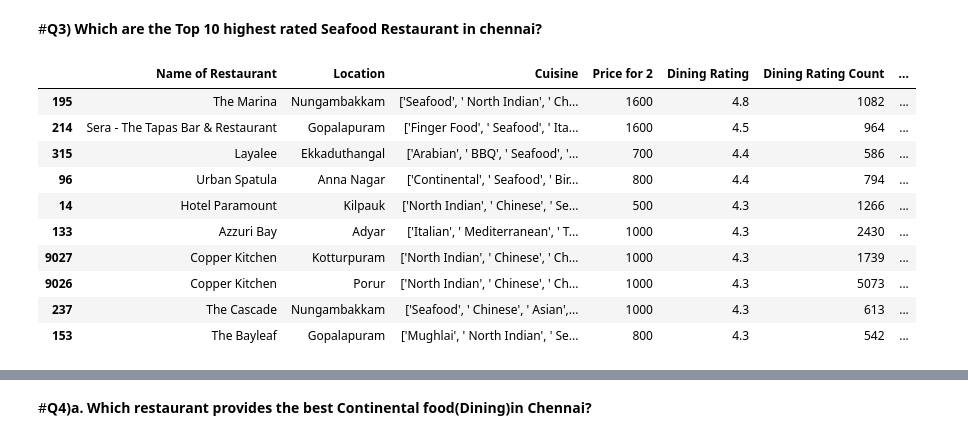
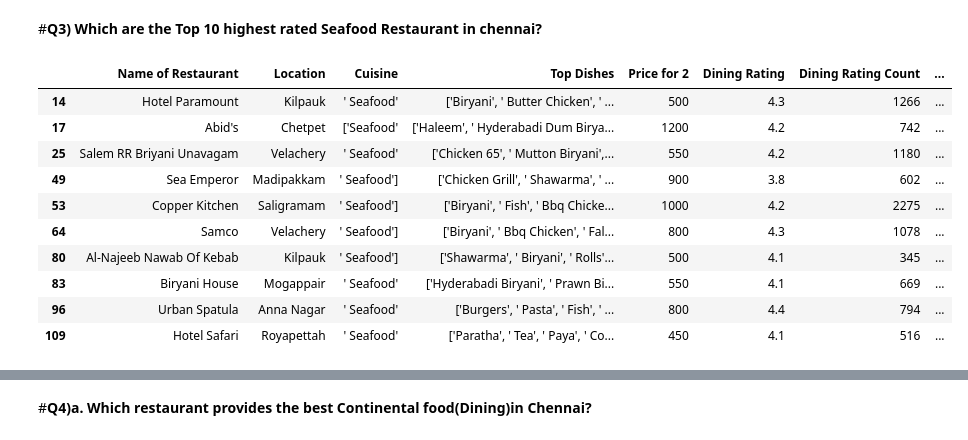
Before and after one commit to RubhiniAnand/Week7-Data-Visualization, a Jupyter notebook: Rubhini_ZOMATO_Chennai.ipynb, the cells around one changed output, grey strips where cells are left out. Cells and saved outputs as stored; diff of their text form; code cells hidden in the pictures.

```diff
--- a/Rubhini_ZOMATO_Chennai.ipynb
+++ b/Rubhini_ZOMATO_Chennai.ipynb
@@ -319,0 +317,4 @@ cuisine_type_df= Chennai_zomato_df.assign(Cuisine=Chennai_zomato_df['Cuisine'].s
+# %%
+Chennai_zomato_df['Cuisine']=Chennai_zomato_df['Cuisine'].str.split(',')
+# %%
+Chennai_zomato_df=Chennai_zomato_df.explode('Cuisine')
@@ -348,0 +390,14 @@ rating_type_df
+# %%
+def rate_to_cate(rating):
+        if(rating>=4.5):
+            return "Excellent"
+        if(rating>=4):
+            return "Very Good"
+        elif(rating>=3.5):
+            return "Good"
+        elif(rating>=2.5):
+            return "Average"
+        else:
+            return "Poor"
+# %%
+Chennai_zomato_df['Rating type']=Chennai_zomato_df['Dining Rating'].apply(rate_to_cate)
@@ -382,16 +420,18 @@ fig.show()
 #**Q3) Which are the Top 10 highest rated Seafood Restaurant in chennai?**
 # %%
 seafood_df = Chennai_zomato_df[Chennai_zomato_df['Cuisine'].str.contains('Seafood')]
-seafood_df.sort_values(by='Dining Rating',ascending=False).head(10)
+seafood_df.sort_values(by='Dining Rating',ascending=False)
+top10_seafood_df=seafood_df.head(10)
+top10_seafood_df
 # %% [output]
-|  | Name of Restaurant | Location | Cuisine | Price for 2 | Dining Rating | Dining Rating Count | ... |
-| 195 | The Marina | Nungambakkam | ['Seafood', ' North Indian', ' Ch... | 1600 | 4.8 | 1082 | ... |
-| 214 | Sera - The Tapas Bar & Restaurant | Gopalapuram | ['Finger Food', ' Seafood', ' Ita... | 1600 | 4.5 | 964 | ... |
-| 315 | Layalee | Ekkaduthangal | ['Arabian', ' BBQ', ' Seafood', '... | 700 | 4.4 | 586 | ... |
-| 96 | Urban Spatula | Anna Nagar | ['Continental', ' Seafood', ' Bir... | 800 | 4.4 | 794 | ... |
-| 14 | Hotel Paramount | Kilpauk | ['North Indian', ' Chinese', ' Se... | 500 | 4.3 | 1266 | ... |
-| 133 | Azzuri Bay | Adyar | ['Italian', ' Mediterranean', ' T... | 1000 | 4.3 | 2430 | ... |
-| 9027 | Copper Kitchen | Kotturpuram | ['North Indian', ' Chinese', ' Ch... | 1000 | 4.3 | 1739 | ... |
-| 9026 | Copper Kitchen | Porur | ['North Indian', ' Chinese', ' Ch... | 1000 | 4.3 | 5073 | ... |
-| 237 | The Cascade | Nungambakkam | ['Seafood', ' Chinese', ' Asian',... | 1000 | 4.3 | 613 | ... |
-| 153 | The Bayleaf | Gopalapuram | ['Mughlai', ' North Indian', ' Se... | 800 | 4.3 | 542 | ... |
+|  | Name of Restaurant | Location | Cuisine | Top Dishes | Price for 2 | Dining Rating | Dining Rating Count | ... |
+| 14 | Hotel Paramount | Kilpauk | ' Seafood' | ['Biryani', ' Butter Chicken', ' ... | 500 | 4.3 | 1266 | ... |
+| 17 | Abid's | Chetpet | ['Seafood' | ['Haleem', ' Hyderabadi Dum Birya... | 1200 | 4.2 | 742 | ... |
+| 25 | Salem RR Briyani Unavagam | Velachery | ' Seafood' | ['Chicken 65', ' Mutton Biryani',... | 550 | 4.2 | 1180 | ... |
+| 49 | Sea Emperor | Madipakkam | ' Seafood'] | ['Chicken Grill', ' Shawarma', ' ... | 900 | 3.8 | 602 | ... |
+| 53 | Copper Kitchen | Saligramam | ' Seafood'] | ['Biryani', ' Fish', ' Bbq Chicke... | 1000 | 4.2 | 2275 | ... |
+| 64 | Samco | Velachery | ' Seafood'] | ['Biryani', ' Bbq Chicken', ' Fal... | 800 | 4.3 | 1078 | ... |
+| 80 | Al-Najeeb Nawab Of Kebab | Kilpauk | ' Seafood'] | ['Shawarma', ' Biryani', ' Rolls'... | 500 | 4.1 | 345 | ... |
+| 83 | Biryani House | Mogappair | ' Seafood' | ['Hyderabadi Biryani', ' Prawn Bi... | 550 | 4.1 | 669 | ... |
+| 96 | Urban Spatula | Anna Nagar | ' Seafood' | ['Burgers', ' Pasta', ' Fish', ' ... | 800 | 4.4 | 794 | ... |
+| 109 | Hotel Safari | Royapettah | ' Seafood' | ['Paratha', ' Tea', ' Paya', ' Co... | 450 | 4.1 | 516 | ... |
```
Also changed, not shown: parts of 53 cells of this notebook.
